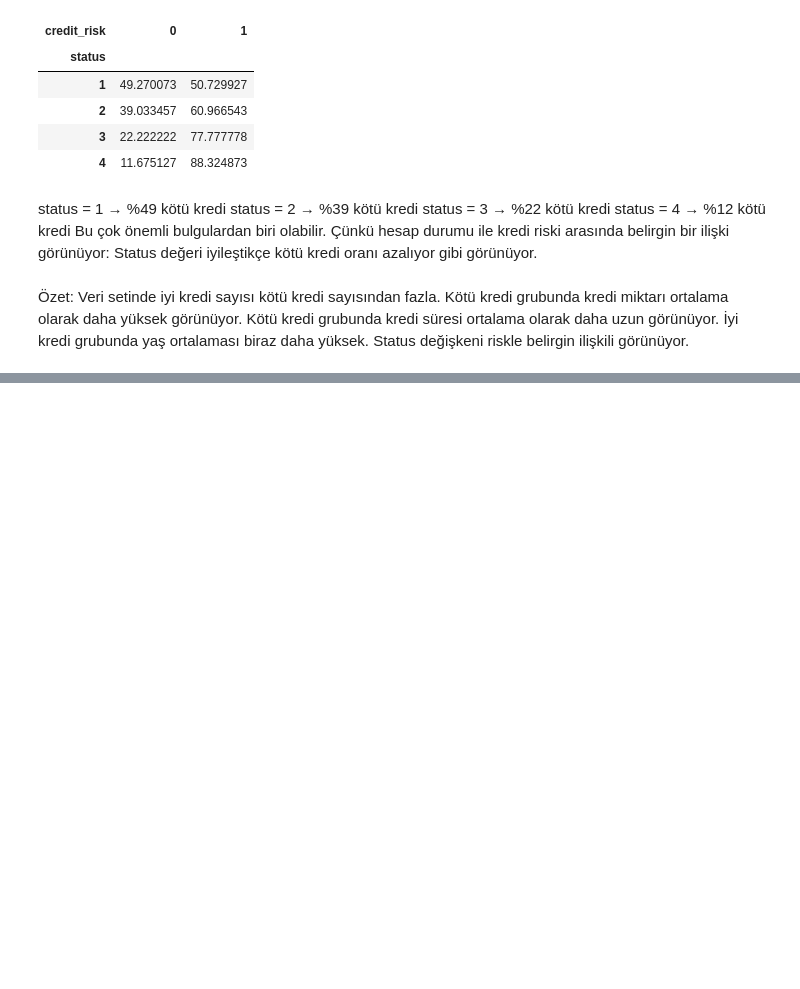
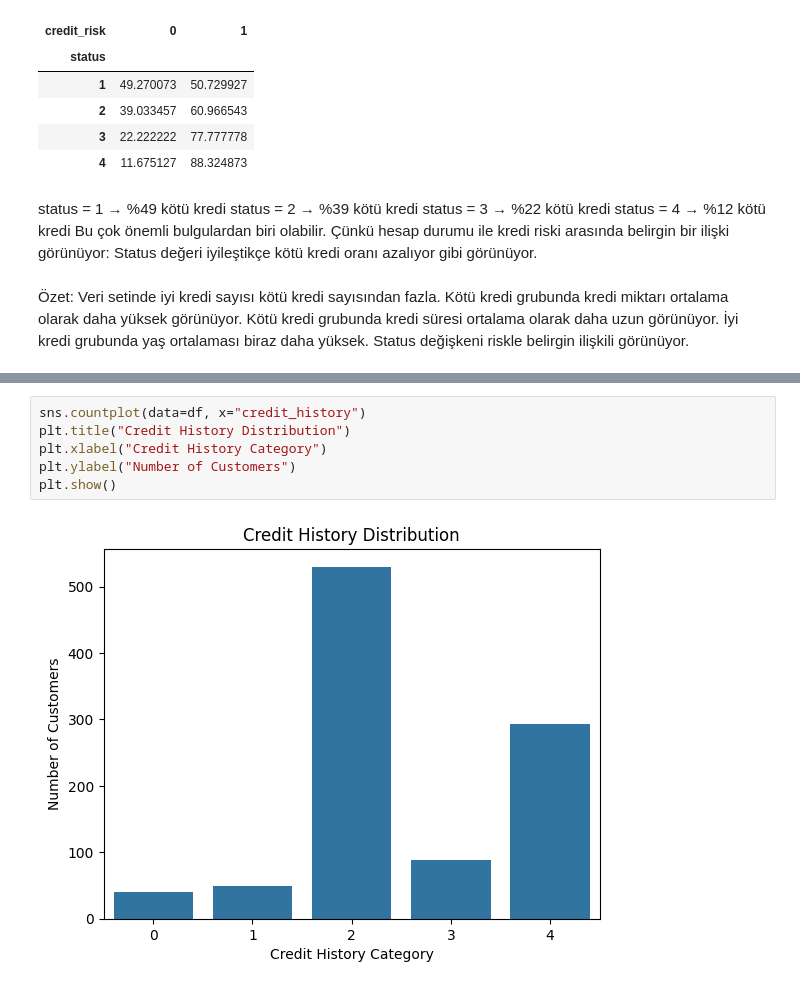
Before and after one commit to Esr1903/credit-risk-scoring-system, a Jupyter notebook: notebooks/02_veri_kesfi_ve_grafikler.ipynb, the cells around one changed output, grey strips where cells are left out. Saved outputs shown, nothing was run; the diff lists cells and outputs as text; blank space fills up the shorter version.

```diff
--- a/notebooks/02_veri_kesfi_ve_grafikler.ipynb
+++ b/notebooks/02_veri_kesfi_ve_grafikler.ipynb
@@ -258,0 +336,8 @@ Status değişkeni riskle belirgin ilişkili görünüyor.
+# %%
+sns.countplot(data=df, x="credit_history")
+plt.title("Credit History Distribution")
+plt.xlabel("Credit History Category")
+plt.ylabel("Number of Customers")
+plt.show()
+# %% [output]
+[figure, added]
```
Also changed, not shown: parts of 11 cells of this notebook.
